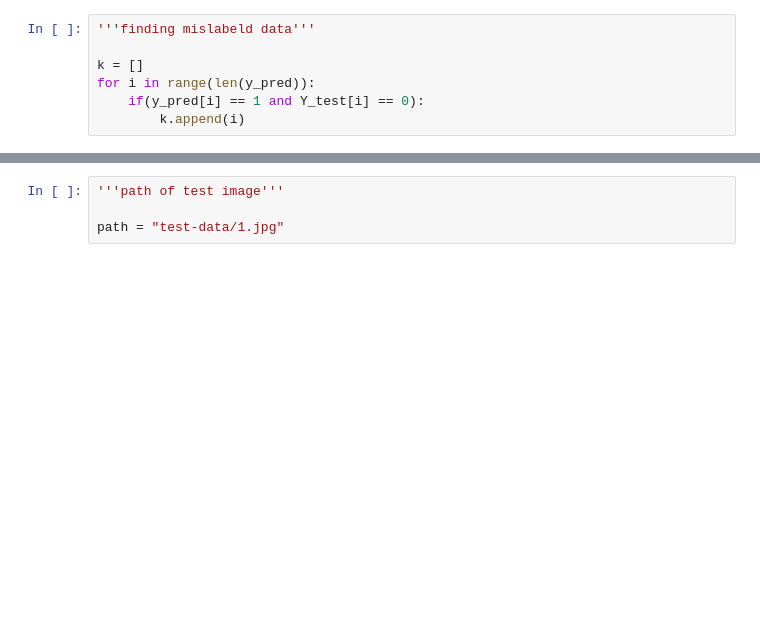
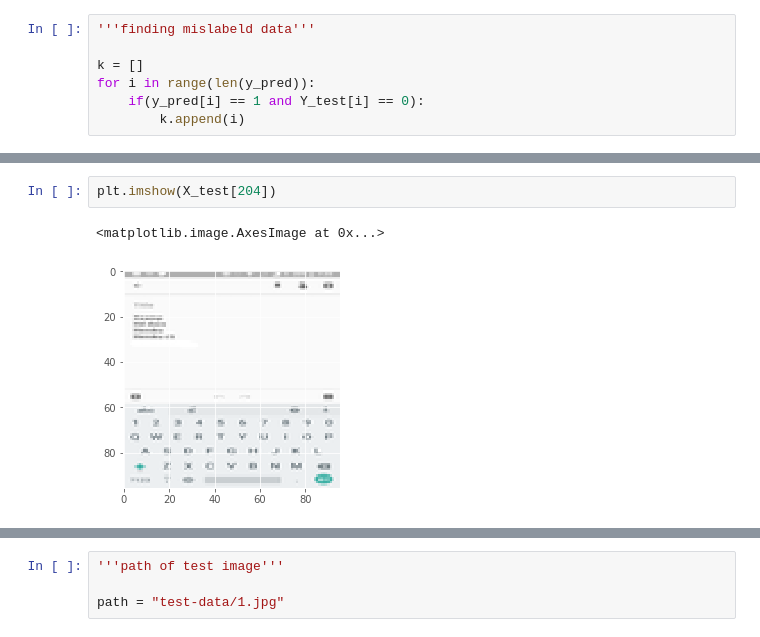
Before and after one commit to dsciitpatna/Notes-Separator, a Jupyter notebook: Models/Badrinath/test.ipynb, the cells around one changed output, grey strips where cells are left out. Drawn from its saved outputs; the diff is of its cells as text; blank space fills up the shorter version.

```diff
--- a/Models/Badrinath/test.ipynb
+++ b/Models/Badrinath/test.ipynb
@@ -117,0 +118,5 @@ plt.imshow(X_test[163])
+# %%
+plt.imshow(X_test[204])
+# %% [output]
+<matplotlib.image.AxesImage at 0x...>
+[figure, added]
```
Also changed, not shown: parts of 29 cells of this notebook, 3 other files.
